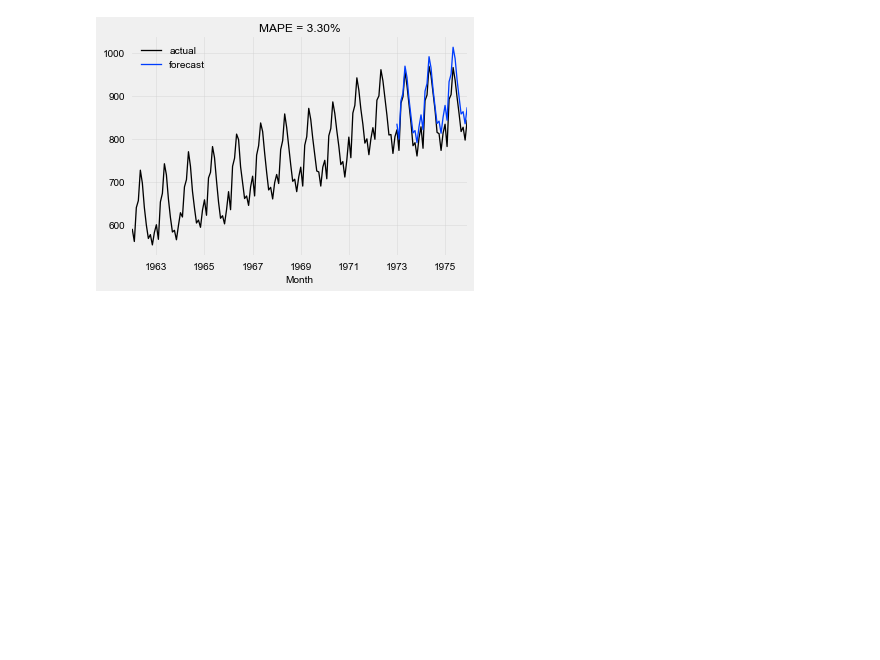
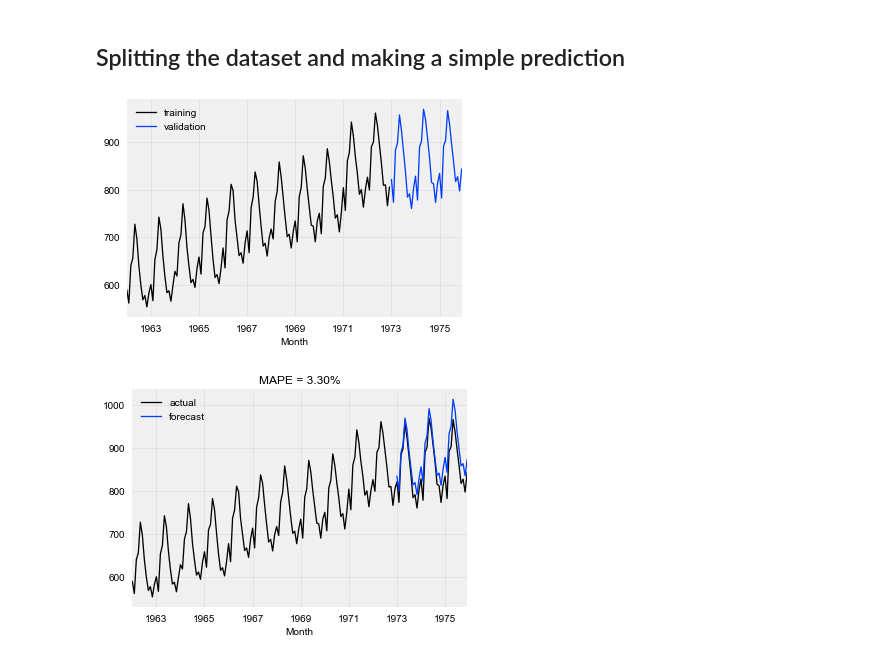
Before and after one commit to spazzy/darts, a Jupyter notebook: examples/show-n-tell-example.ipynb, the cells around one changed output. Saved outputs shown, nothing was run; the diff lists cells and outputs as text; code cells hidden in the pictures; blank space fills up the shorter version.

```diff
--- a/examples/show-n-tell-example.ipynb
+++ b/examples/show-n-tell-example.ipynb
@@ -25 +42,12 @@ series = TimeSeries.from_dataframe(df, 'Month', ['Pounds per cow'])
+# %% [markdown]
+## Splitting the dataset and making a simple prediction
+# %%
+training, validation = series.split_before(pd.Timestamp('1973-01-01'))
+
+training.plot(label="training")
+validation.plot(label="validation")
+plt.legend()
+plt.show()
+# %% [output]
+[figure, added]
 # %%
```
Also changed, not shown: parts of 14 cells of this notebook.
